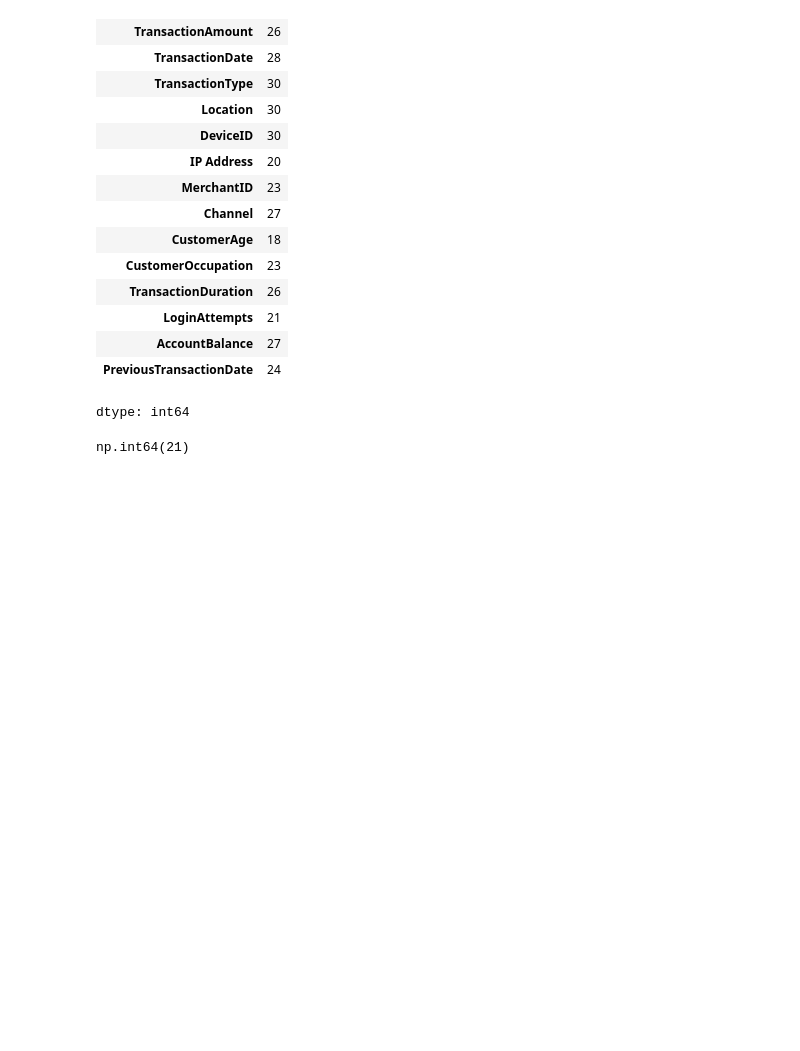
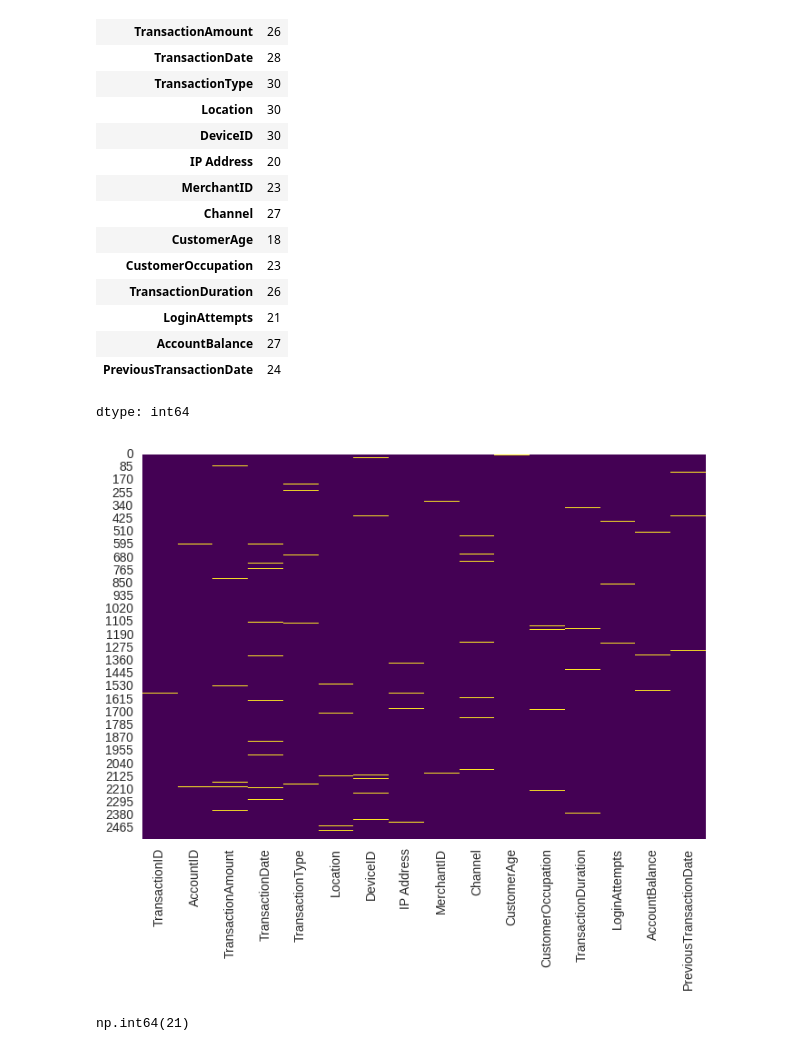
Before and after one commit to arydotme/dicoding-ml-basic, a Jupyter notebook: [Clustering]_Submission_Akhir_BMLP_Ahmad_Bukhari.ipynb, the cells around one changed output. Cells and saved outputs as stored; diff of their text form; code cells hidden in the pictures; blank space fills up the shorter version.

```diff
--- a/[Clustering]_Submission_Akhir_BMLP_Ahmad_Bukhari.ipynb
+++ b/[Clustering]_Submission_Akhir_BMLP_Ahmad_Bukhari.ipynb
@@ -202,6 +202,11 @@ df.isnull().sum()
 | AccountBalance | 27 |
 | PreviousTransactionDate | 24 |
 dtype: int64
+# %%
+sns.heatmap(df.isnull(), cbar=False, cmap='viridis')
+plt.show()
+# %% [output]
+[figure, added]
 # %%
 # Mengecek dataset menggunakan duplicated().sum()
 df.duplicated().sum()
```
Also changed, not shown: parts of 6 cells of this notebook.
